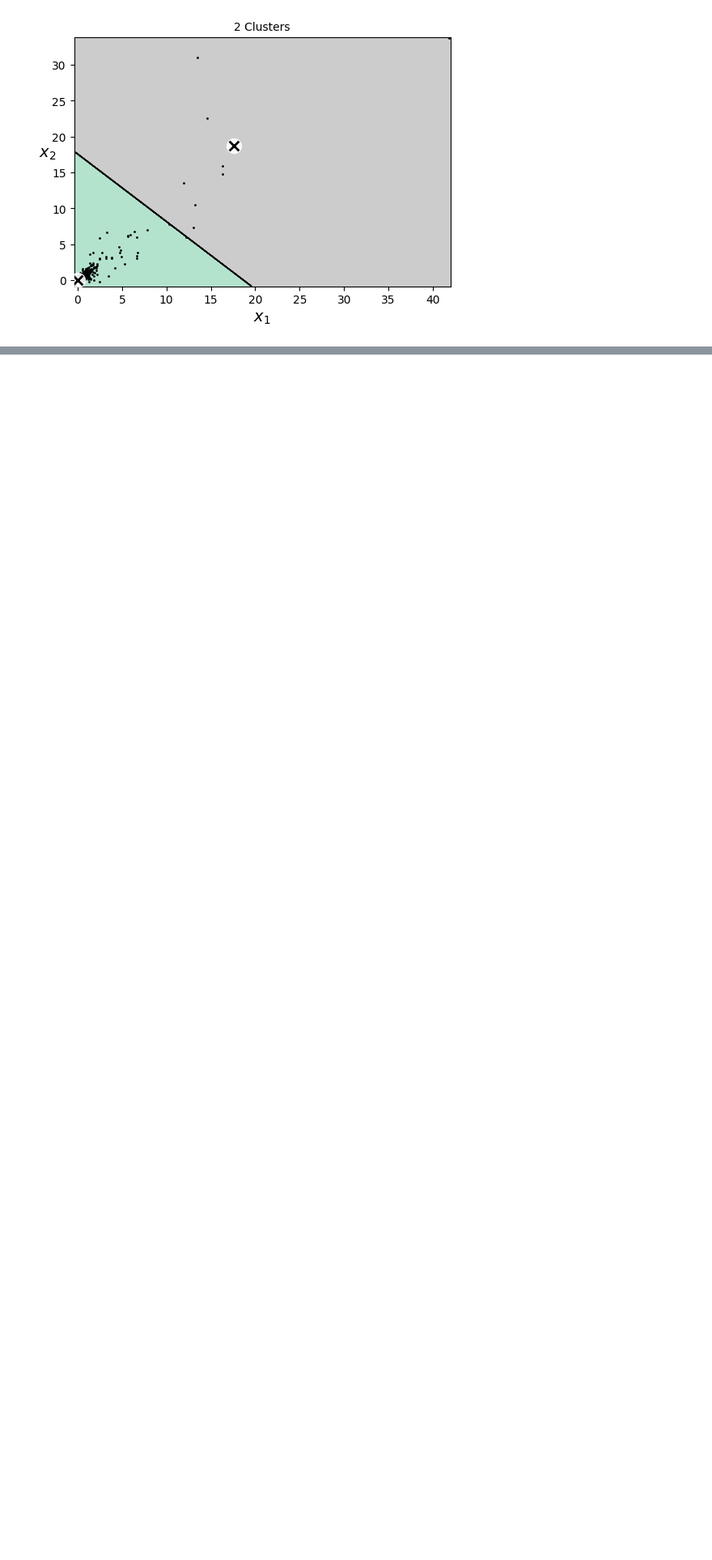
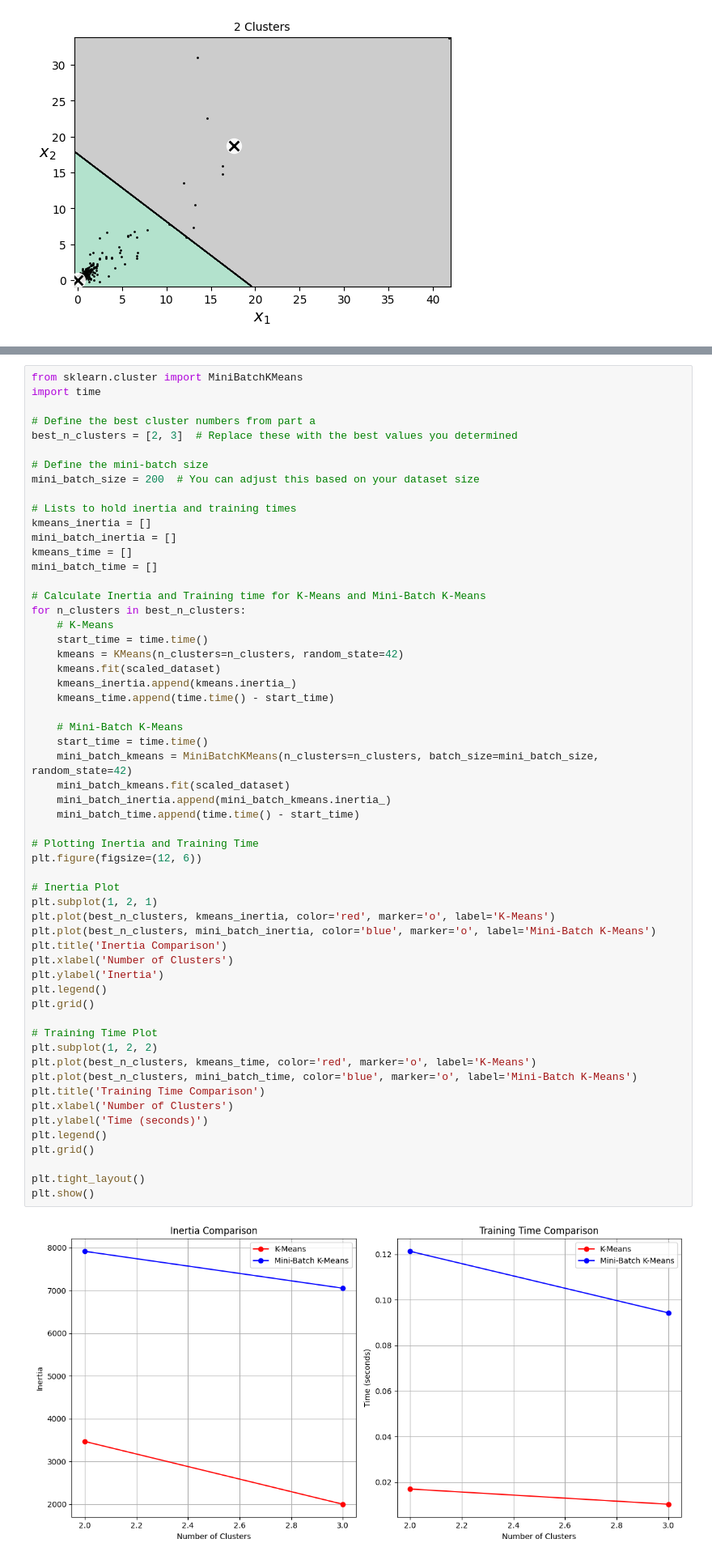
Before and after one commit to fabio-pecora/machine-learning-and-data-mining-csc735, a Jupyter notebook: 2nd-homework/HW2_Part1.ipynb, the cells around one changed output, grey strips where cells are left out. Shown at 81% size. Drawn from its saved outputs; the diff is of its cells as text; blank space fills up the shorter version.

```diff
--- a/2nd-homework/HW2_Part1.ipynb
+++ b/2nd-homework/HW2_Part1.ipynb
@@ -137,0 +176,59 @@ for i in best_clusters:
+# %%
+from sklearn.cluster import MiniBatchKMeans
+import time
+
+# Define the best cluster numbers from part a
+best_n_clusters = [2, 3]  # Replace these with the best values you determined
+
+# Define the mini-batch size
+mini_batch_size = 200  # You can adjust this based on your dataset size
+
+# Lists to hold inertia and training times
+kmeans_inertia = []
+mini_batch_inertia = []
+kmeans_time = []
+mini_batch_time = []
+
+# Calculate Inertia and Training time for K-Means and Mini-Batch K-Means
+for n_clusters in best_n_clusters:
+    # K-Means
+    start_time = time.time()
+    kmeans = KMeans(n_clusters=n_clusters, random_state=42)
+    kmeans.fit(scaled_dataset)
+    kmeans_inertia.append(kmeans.inertia_)
+    kmeans_time.append(time.time() - start_time)
+
+    # Mini-Batch K-Means
+    start_time = time.time()
+    mini_batch_kmeans = MiniBatchKMeans(n_clusters=n_clusters, batch_size=mini_batch_size, random_state=42)
+    mini_batch_kmeans.fit(scaled_dataset)
+    mini_batch_inertia.append(mini_batch_kmeans.inertia_)
+    mini_batch_time.append(time.time() - start_time)
+
+# Plotting Inertia and Training Time
+plt.figure(figsize=(12, 6))
+
+# Inertia Plot
+plt.subplot(1, 2, 1)
+plt.plot(best_n_clusters, kmeans_inertia, color='red', marker='o', label='K-Means')
+plt.plot(best_n_clusters, mini_batch_inertia, color='blue', marker='o', label='Mini-Batch K-Means')
+plt.title('Inertia Comparison')
+plt.xlabel('Number of Clusters')
+plt.ylabel('Inertia')
+plt.legend()
+plt.grid()
+
+# Training Time Plot
+plt.subplot(1, 2, 2)
+plt.plot(best_n_clusters, kmeans_time, color='red', marker='o', label='K-Means')
+plt.plot(best_n_clusters, mini_batch_time, color='blue', marker='o', label='Mini-Batch K-Means')
+plt.title('Training Time Comparison')
+plt.xlabel('Number of Clusters')
+plt.ylabel('Time (seconds)')
+plt.legend()
+plt.grid()
+
+plt.tight_layout()
+plt.show()
+# %% [output]
+[figure, added]
```
Also changed, not shown: parts of 3 cells of this notebook.
